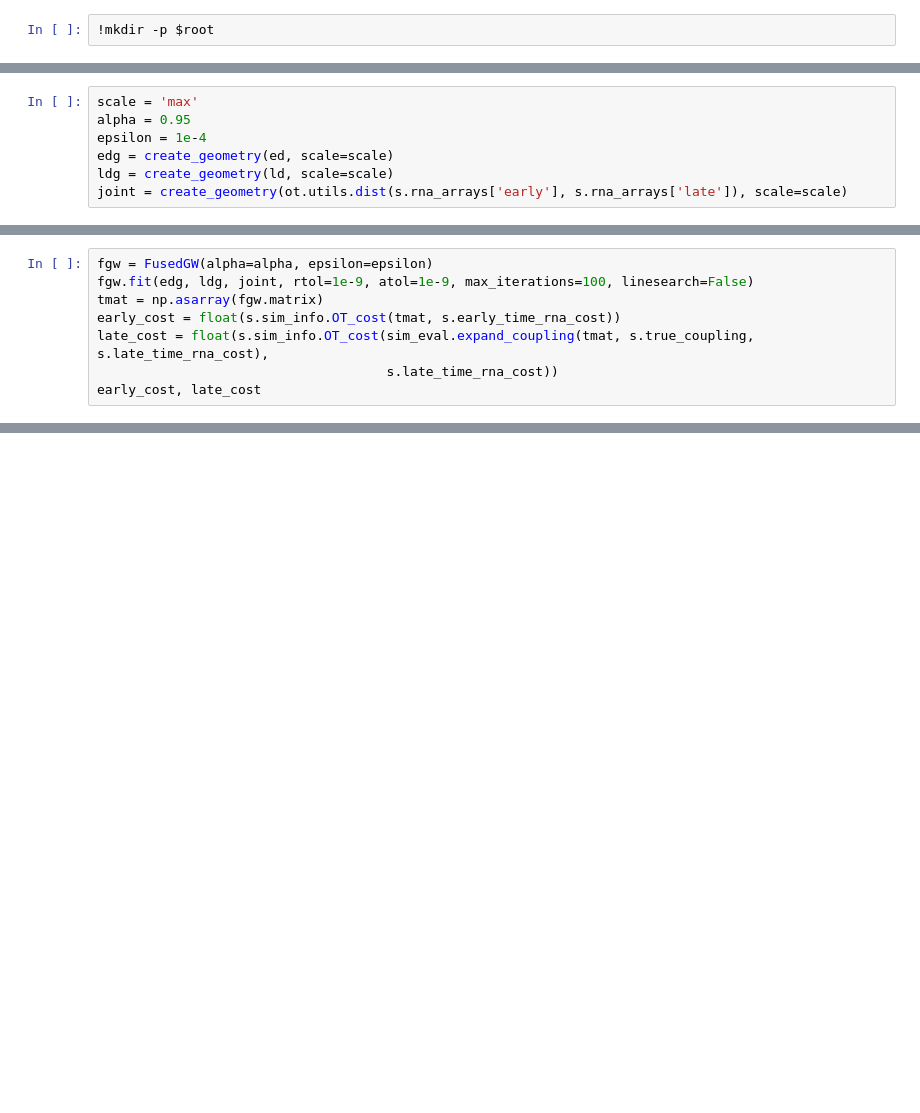
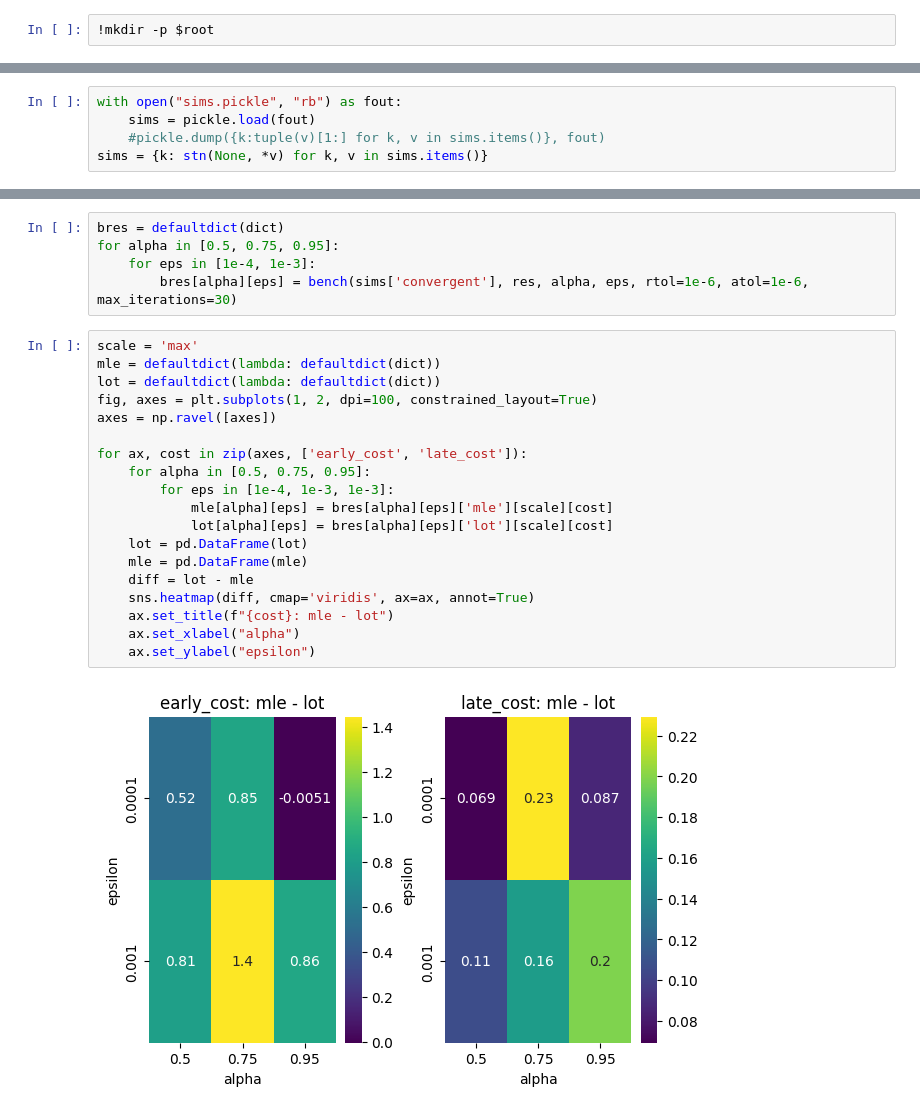
Before and after one commit to theislab/moscot, a Jupyter notebook: notebooks/MK_2021-09-27_lineageot_cassiopeia.ipynb, the cells around one changed output, grey strips where cells are left out. Cells and saved outputs as stored; diff of their text form; blank space fills up the shorter version.

```diff
--- a/notebooks/MK_2021-09-27_lineageot_cassiopeia.ipynb
+++ b/notebooks/MK_2021-09-27_lineageot_cassiopeia.ipynb
@@ -437,3 +441,8 @@ Time: 234.05340628296835
+# %%
+with open("sims.pickle", "rb") as fout:
+    sims = pickle.load(fout)
+    #pickle.dump({k:tuple(v)[1:] for k, v in sims.items()}, fout)
+sims = {k: stn(None, *v) for k, v in sims.items()}
 # %%
 def lot_annotate(fitted_tree: nx.DiGraph, barcodes: np.ndarray, time: float, rate_estimate=None):
     sim_inf.add_leaf_barcodes(fitted_tree, barcodes)
@@ -653,7 +584,0 @@ Restricted license - for non-production use only - expires 2022-01-13
-# %%
-scale = 'max'
-alpha = 0.95
-epsilon = 1e-4
-edg = create_geometry(ed, scale=scale)
-ldg = create_geometry(ld, scale=scale)
-joint = create_geometry(ot.utils.dist(s.rna_arrays['early'], s.rna_arrays['late']), scale=scale)
@@ -662,8 +584,0 @@ WARNING:absl:No GPU/TPU found, falling back to CPU. (Set TF_CPP_MIN_LOG_LEVEL=0
-# %%
-fgw = FusedGW(alpha=alpha, epsilon=epsilon)
-fgw.fit(edg, ldg, joint, rtol=1e-9, atol=1e-9, max_iterations=100, linesearch=False)
-tmat = np.asarray(fgw.matrix)
-early_cost = float(s.sim_info.OT_cost(tmat, s.early_time_rna_cost))
-late_cost = float(s.sim_info.OT_cost(sim_eval.expand_coupling(tmat, s.true_coupling, s.late_time_rna_cost),
-                                     s.late_time_rna_cost))
-early_cost, late_cost
@@ -688,0 +761,26 @@ It.  |Loss        |Rel. loss   |Abs. loss   |tau         |converged   |eps
+# %%
+bres = defaultdict(dict)
+for alpha in [0.5, 0.75, 0.95]:
+    for eps in [1e-4, 1e-3]:
+        bres[alpha][eps] = bench(sims['convergent'], res, alpha, eps, rtol=1e-6, atol=1e-6, max_iterations=30)
+# %%
+scale = 'max'
+mle = defaultdict(lambda: defaultdict(dict))
+lot = defaultdict(lambda: defaultdict(dict))
+fig, axes = plt.subplots(1, 2, dpi=100, constrained_layout=True)
+axes = np.ravel([axes])
+
+for ax, cost in zip(axes, ['early_cost', 'late_cost']):
+    for alpha in [0.5, 0.75, 0.95]:
+        for eps in [1e-4, 1e-3, 1e-3]:
+            mle[alpha][eps] = bres[alpha][eps]['mle'][scale][cost]
+            lot[alpha][eps] = bres[alpha][eps]['lot'][scale][cost]
+    lot = pd.DataFrame(lot)
+    mle = pd.DataFrame(mle)
+    diff = lot - mle
+    sns.heatmap(diff, cmap='viridis', ax=ax, annot=True)
+    ax.set_title(f"{cost}: mle - lot")
+    ax.set_xlabel("alpha")
+    ax.set_ylabel("epsilon")
+# %% [output]
+[figure, added]
```
Also changed, not shown: parts of 9 cells of this notebook.
